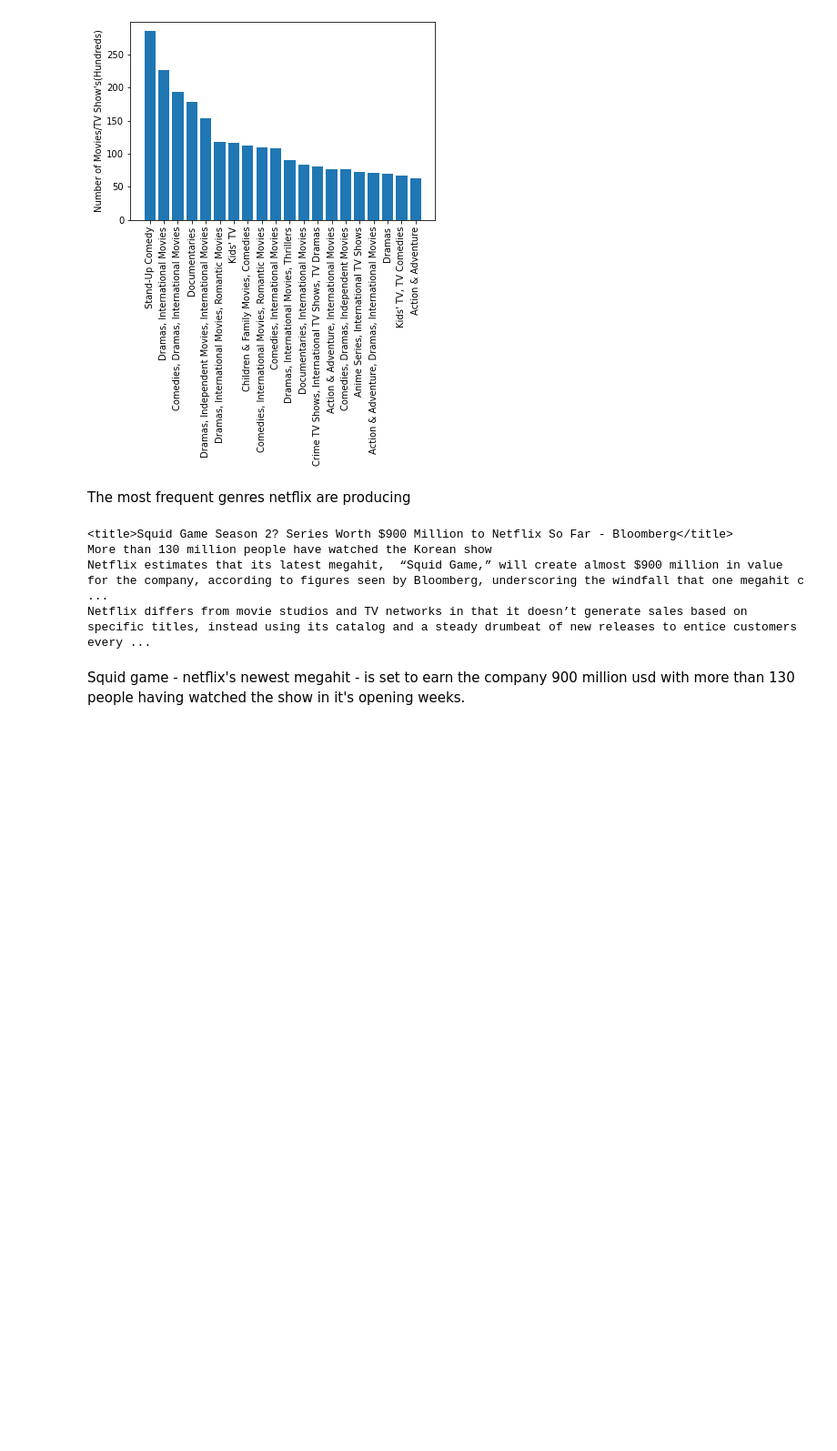
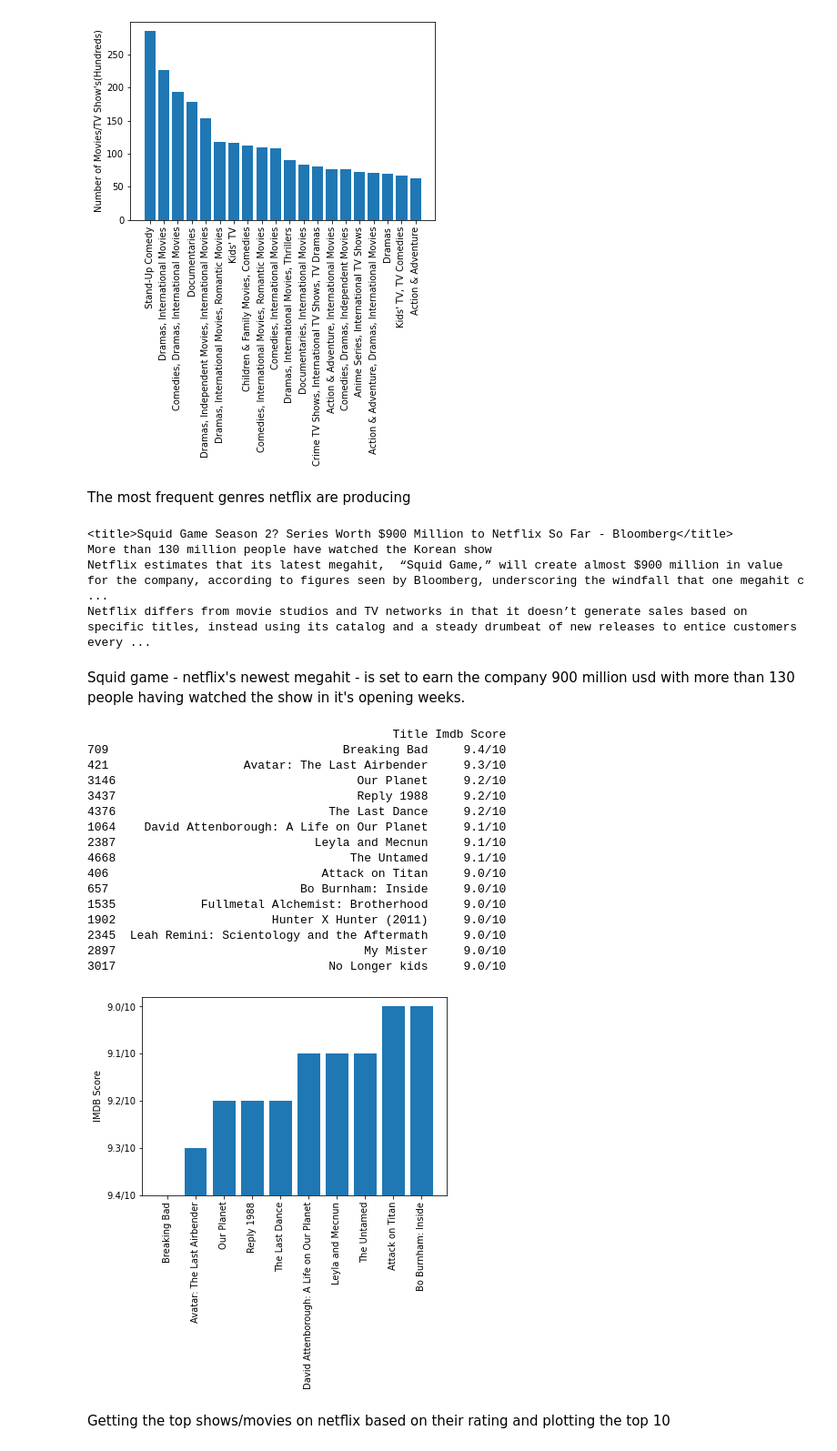
Before and after one commit to ken788/UCDPA_Kenneth_Clifford, a Jupyter notebook: UCDProject.ipynb, the cells around one changed output. Shown at 91% size. Cells and saved outputs as stored; diff of their text form; code cells hidden in the pictures; blank space fills up the shorter version.

Commit message:
made a few changes throughout code, added function that quickly plots a bar chart, and added analysis on top rated titles

```diff
--- a/UCDProject.ipynb
+++ b/UCDProject.ipynb
@@ -150,16 +150,24 @@ rating.plot(kind="bar", y=["Movie", "TV Show"], ylabel="number of Movie's and TV
 # %% [markdown]
 Netflix produce far more movies and tv shows for mature audiences than any other age demographic
 # %%
-#getting the top genres produced by netflix by getting the most occuring
+#getting the top genres produced by netflix by getting the most occuring genres
 top_genres = netflix["Genres"].value_counts()
-
 df_topgenres = pd.DataFrame(top_genres[:20], columns= ["Genres", "Genre count"])
 
-fig, ax = plt.subplots()
-ax.bar(df_topgenres.index, df_topgenres["Genres"])
-ax.set_xticklabels(df_topgenres.index, rotation=90)
-ax.set_ylabel("Number of Movies/TV Show's(Hundreds)")
-plt.show()
+#function for quickly plotting a bar plot
+def fastBarPlot(x, y, xtick, ylabel, rotation):
+    fig, ax = plt.subplots()
+    ax.bar(x, y)
+    ax.set_xticklabels(xtick, rotation=rotation)
+    ax.set_ylabel(ylabel)
+    plt.show()
+
+fastBarPlot(df_topgenres.index, df_topgenres["Genres"], df_topgenres.index, "Number of Movies/TV Show's(Hundreds)", 90)
+#fig, ax = plt.subplots()
+#ax.bar(df_topgenres.index, df_topgenres["Genres"])
+#ax.set_xticklabels(df_topgenres.index, rotation=90)
+#ax.set_ylabel("Number of Movies/TV Show's(Hundreds)")
+#plt.show()
 # %% [output]
 [figure]
 # %% [markdown]
@@ -195,3 +203,31 @@ Netflix estimates that its latest megahit,  “Squid Game,” will create almos
 Netflix differs from movie studios and TV networks in that it doesn’t generate sales based on specific titles, instead using its catalog and a steady drumbeat of new releases to entice customers every ...
 # %% [markdown]
 Squid game - netflix's newest megahit - is set to earn the company 900 million usd with more than 130 people having watched the show in it's opening weeks.
+# %%
+#getting the top rated titles by finding those that have an imdb score of 9 or higher
+netflix = netflix.reset_index()
+top_rated = netflix.loc[netflix["Imdb Score"] >= "9.0/10", ["Title","Imdb Score"]]
+top_rated = top_rated.sort_values(ascending=False, by='Imdb Score')
+print(top_rated)
+
+fastBarPlot(top_rated["Title"][:10], top_rated["Imdb Score"][:10], top_rated["Title"], "IMDB Score", 90)
+# %% [output]
+                                           Title Imdb Score
+709                                 Breaking Bad     9.4/10
+421                   Avatar: The Last Airbender     9.3/10
+3146                                  Our Planet     9.2/10
+3437                                  Reply 1988     9.2/10
+4376                              The Last Dance     9.2/10
+1064    David Attenborough: A Life on Our Planet     9.1/10
+2387                            Leyla and Mecnun     9.1/10
+4668                                 The Untamed     9.1/10
+406                              Attack on Titan     9.0/10
+657                           Bo Burnham: Inside     9.0/10
+1535            Fullmetal Alchemist: Brotherhood     9.0/10
+1902                      Hunter X Hunter (2011)     9.0/10
+2345  Leah Remini: Scientology and the Aftermath     9.0/10
+2897                                   My Mister     9.0/10
+3017                              No Longer kids     9.0/10
+[figure, added]
+# %% [markdown]
+Getting the top shows/movies on netflix based on their rating and plotting the top 10
```
